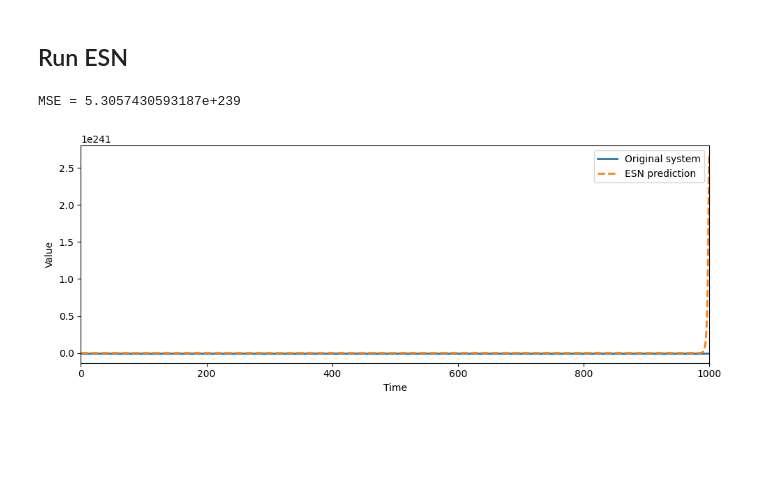
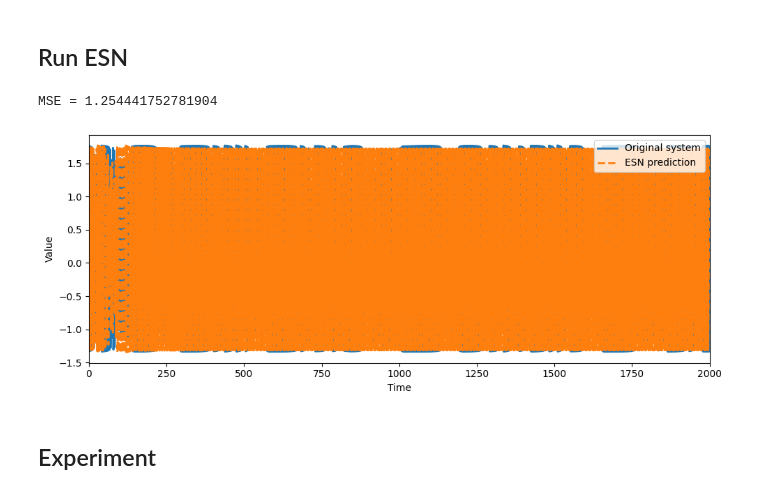
Before and after one commit to erbilcanartun/network-reconstruction, a Jupyter notebook: notebooks/practical_esn.ipynb, the cells around one changed output. Cells and saved outputs as stored; diff of their text form; code cells hidden in the pictures; blank space fills up the shorter version.

```diff
--- a/notebooks/practical_esn.ipynb
+++ b/notebooks/practical_esn.ipynb
@@ -394,25 +413,28 @@ plt.show()
 # %% [markdown]
 ## Grid search
 # %%
-grid_search(
+results = grid_search(
     train_data=train_data,
     val_data=test_data,
     n_res=1000,
-    seed=42,
+    seed=19,
     val_steps=500,
     verbose=True,
     teacher_forcing=True,
 
     # coarse grid
-    spectral_radius_grid=(0.6, 0.9, 1.2, 1.5),
-    input_scaling_grid=(0.1, 0.3, 0.5, 1.0),
+    spectral_radius_grid=(0.8, 1, 1.2, 1.3),
+    input_scaling_grid=(0.5, 1.0, 1.2),
     leaking_rate_grid=(0.1, 0.3, 0.6, 1.0),
-    washout_grid=(50, 100, 200),
-    ridge_grid=(1e-8, 1e-6, 1e-4),
+    washout_grid=(100,),
+    ridge_grid=(1e-6,),
     sparsity_grid=(0.05, 0.1, 0.5, 1),
-    noise_std_grid=(0.0, 1e-4, 1e-3),
+    noise_std_grid=(1e-3,),
 
     # refinement factor
-    refine_factors=(0.8, 0.9, 1.0, 1.1, 1.2),
+    refine_factors=(0.9, 1.0, 1.1),
 )
+print(r"\n\n")
+print(f"NRMSE = {results['score']}")
+print(f"params = {results['params']}")
 # %% [output]
@@ -480,35 +468,35 @@ grid_search(
 # %%
 # hyperparameters
 n_res = 1000
-spectral_radius = .9
-input_scaling = .1
-leaking_rate = .6
-washout = 100
-ridge = 1e-6
-sparsity = .02
-noise = 0.00
+spectral_radius = results['params']['spectral_radius']
+input_scaling = results['params']['input_scaling']
+leaking_rate = results['params']['leaking_rate']
+washout = results['params']['washout']
+ridge = results['params']['ridge']
+sparsity = results['params']['sparsity']
+noise = results['params']['noise_std']
 
-Win, W = generate_reservoir(n_res, spectral_radius, input_scaling, sparsity, seed=42)
+Win, W = generate_reservoir(n_res, spectral_radius, input_scaling, sparsity, seed=19)
 Wout, last_x = train_esn(train_data, Win, W, leaking_rate, washout, ridge, noise, teacher_forcing=True)
 # %%
-N = 1000
-idx = 1000
-initial_value = x_true[idx-1]
-pred = predict_autonomous(initial_value, Wout, Win, W, N, leaking_rate, x0=last_x)
+steps = 2000
+initial_value = train_data[-1]
+pred = predict_autonomous(initial_value, Wout, Win, W, steps, leaking_rate, x0=last_x)
 
-test_data = x_true[idx:]
 mse = evaluate_prediction_mse(true_data=test_data, predicted_data=pred, error_len=500)
 print("MSE =", mse)
 
 plt.figure(figsize=(10, 4))
 plt.plot(test_data, label="Original system", lw=2)
 plt.plot(pred, label="ESN prediction", lw=2, linestyle="--")
-plt.xlim((0, N))
+plt.xlim((0, steps))
 plt.legend(loc=1)
 plt.xlabel("Time")
 plt.ylabel("Value")
 plt.tight_layout()
 plt.show()
 # %% [output]
-MSE = 5.3057430593187e+239
+MSE = 1.254441752781904
-[figure, old version]
+[figure, new version]
+# %% [markdown]
+## Experiment
```
Also changed, not shown: parts of 7 cells of this notebook.
